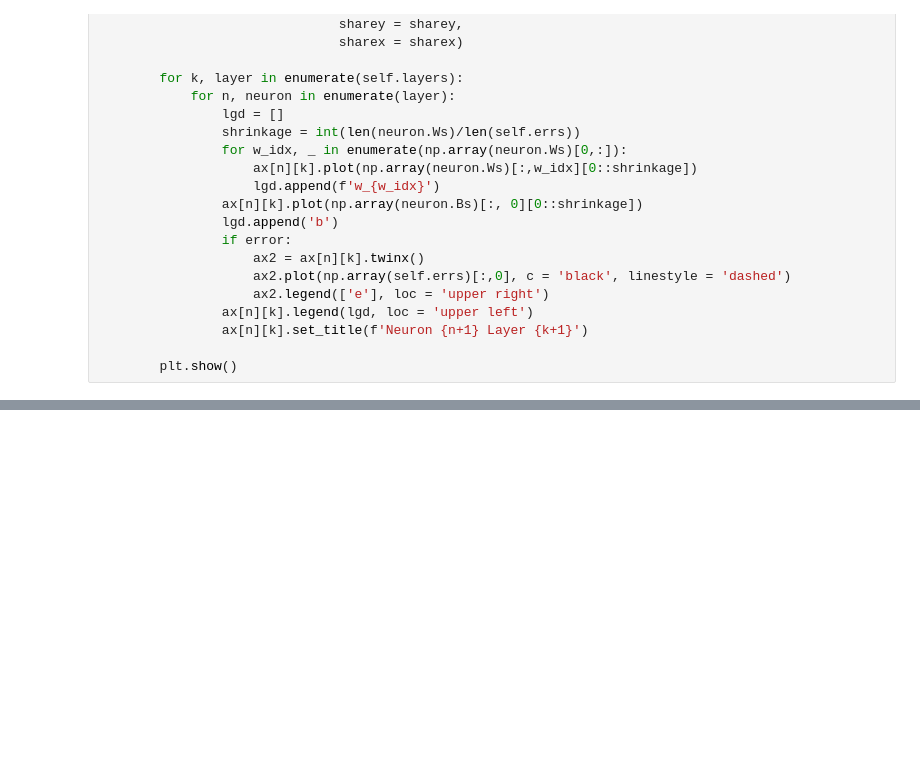
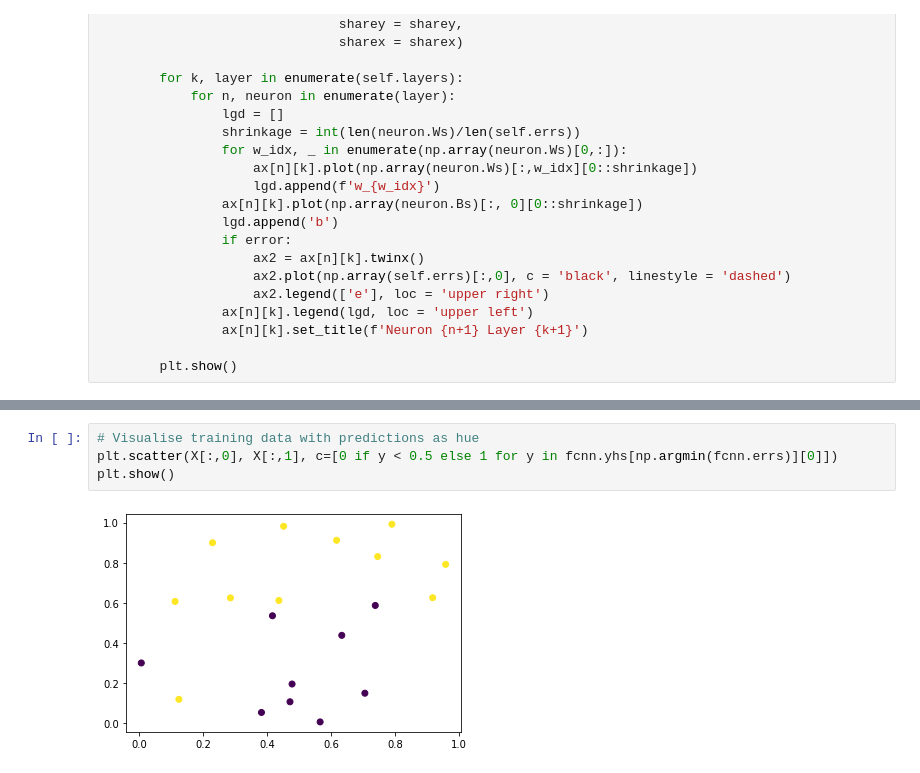
Before and after one commit to jajohu/Custom-Neural-Network, a Jupyter notebook: Development.ipynb, the cells around one changed output, grey strips where cells are left out. Drawn from its saved outputs; the diff is of its cells as text; blank space fills up the shorter version.

```diff
--- a/Development.ipynb
+++ b/Development.ipynb
@@ -297,0 +331,6 @@ fcnn.visualise_weights()
+# %%
+# Visualise training data with predictions as hue
+plt.scatter(X[:,0], X[:,1], c=[0 if y < 0.5 else 1 for y in fcnn.yhs[np.argmin(fcnn.errs)][0]])
+plt.show()
+# %% [output]
+[figure, added]
```
Also changed, not shown: parts of 10 cells of this notebook.
